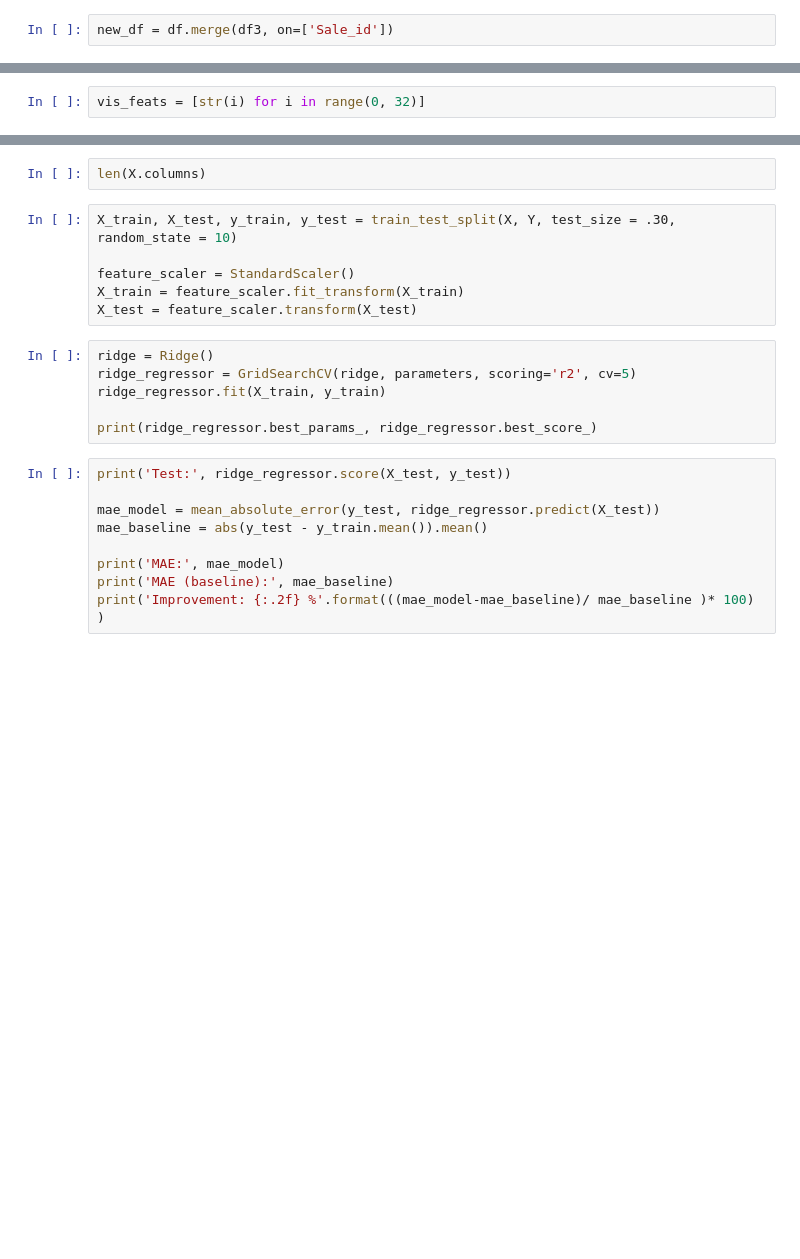
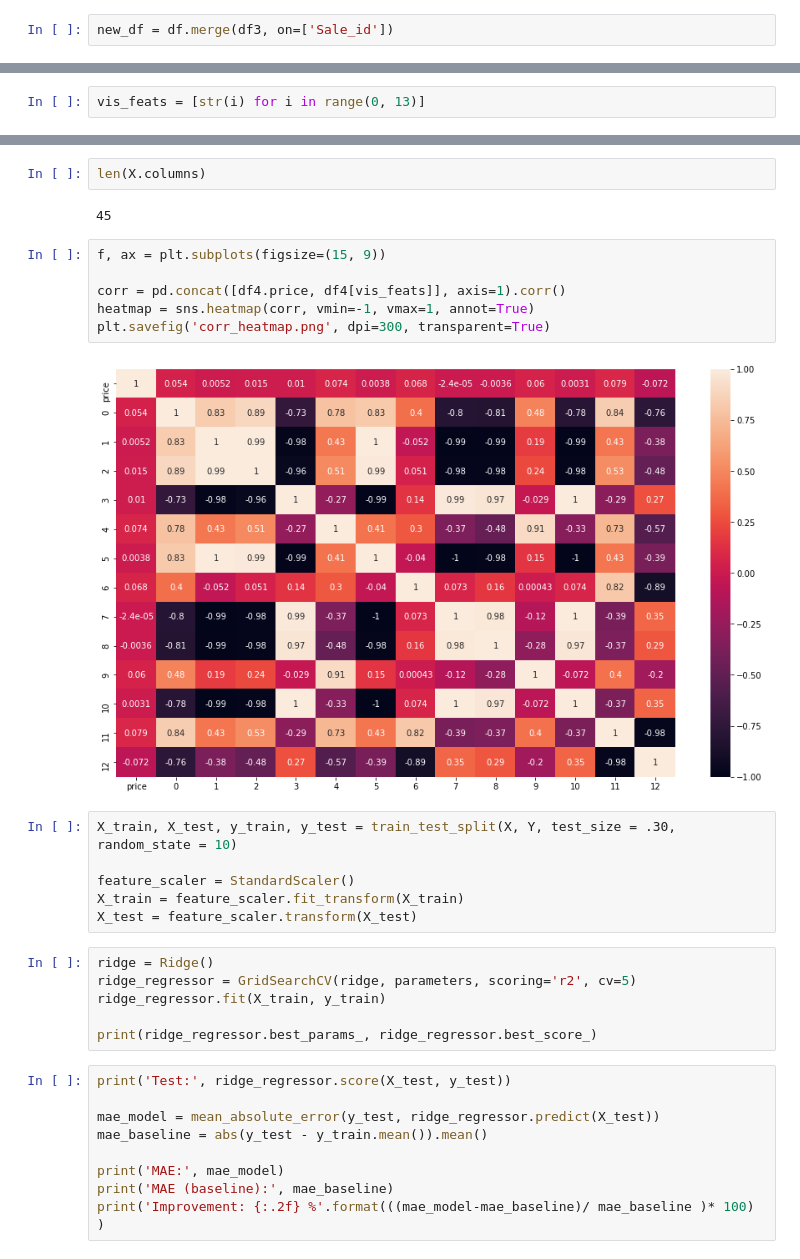
Before and after one commit to Folkert94/Predicting_NYC_Property_Prices, a Jupyter notebook: model.ipynb, the cells around one changed output, grey strips where cells are left out. Saved outputs shown, nothing was run; the diff lists cells and outputs as text; blank space fills up the shorter version.

```diff
--- a/model.ipynb
+++ b/model.ipynb
@@ -306,5 +405,5 @@ print(X.shape,Y.shape)
 # %%
-vis_feats = [str(i) for i in range(0, 32)]
+vis_feats = [str(i) for i in range(0, 13)]
 # %%
 for column in X.columns:
     corry = np.corrcoef(Y, X["{}".format(column)])[0][1]
@@ -316,5 +433,15 @@ for column in X.columns:
 # %%
 len(X.columns)
+# %% [output]
+45
+# %%
+f, ax = plt.subplots(figsize=(15, 9))
+
+corr = pd.concat([df4.price, df4[vis_feats]], axis=1).corr()
+heatmap = sns.heatmap(corr, vmin=-1, vmax=1, annot=True)
+plt.savefig('corr_heatmap.png', dpi=300, transparent=True)
+# %% [output]
+[figure, added]
 # %%
 X_train, X_test, y_train, y_test = train_test_split(X, Y, test_size = .30, random_state = 10)
 
```
Also changed, not shown: parts of 27 cells of this notebook, 1 other file.
